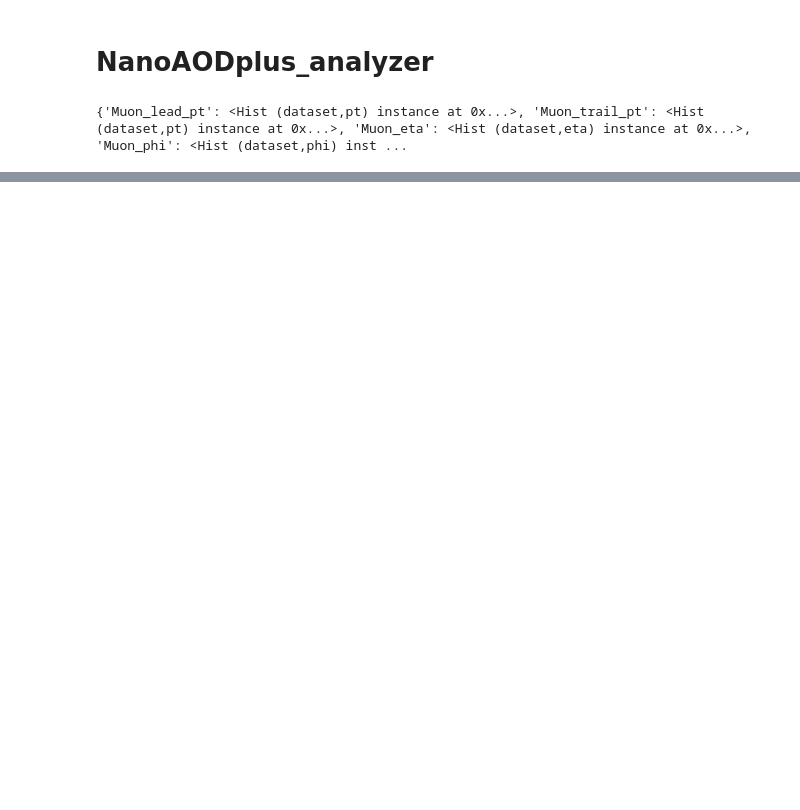
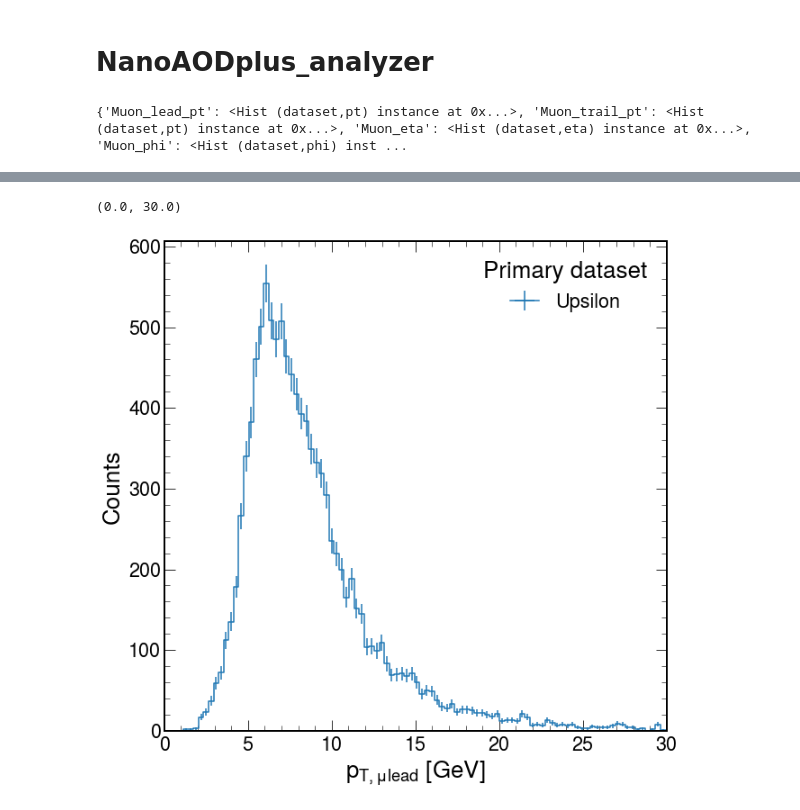
Before and after one commit to kevimota/OniaOpenCharmRun2ULAna, a Jupyter notebook: GenParticle_analyzer.ipynb, the cells around one changed output, grey strips where cells are left out. Drawn from its saved outputs; the diff is of its cells as text; code cells hidden in the pictures; blank space fills up the shorter version.

```diff
--- a/GenParticle_analyzer.ipynb
+++ b/GenParticle_analyzer.ipynb
@@ -56,2 +55,9 @@ ax.set_xlim(0,20)
+# %%
+histi = output['Muon_lead_pt']
+ax = hist.plot1d(histi, overlay='dataset')
+ax.set_xlim(0,30)
+# %% [output]
+(0.0, 30.0)
+[figure, added]
 # %%
 ax = hist.plot1d(output['Muon_eta'], overlay='dataset')
```
Also changed, not shown: parts of 11 cells of this notebook, 4 other files.
